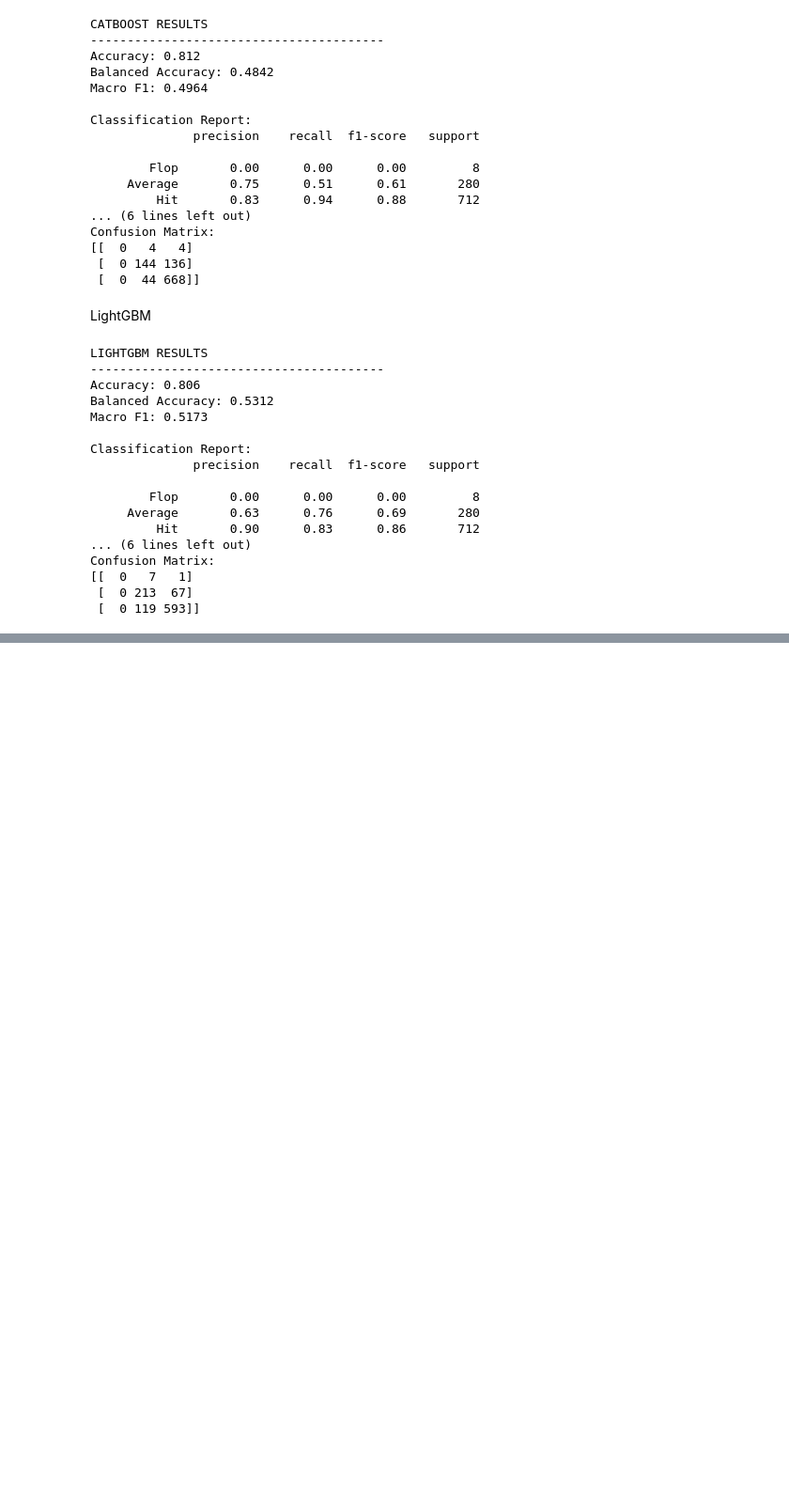
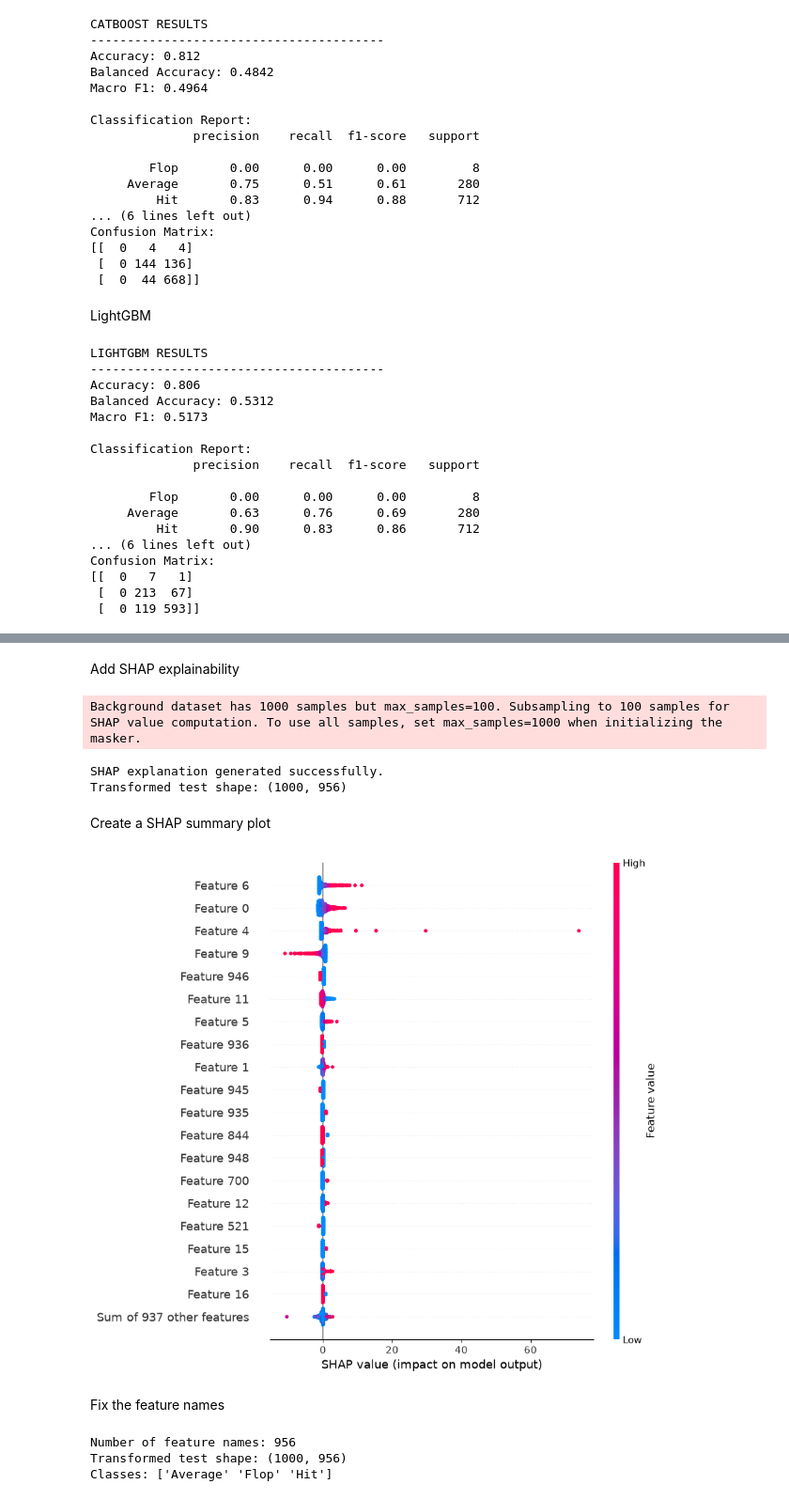
Before and after one commit to ISdarsan/Movie-Sucess-Prediction-using-ML-and-AI, a Jupyter notebook: PHASE1.ipynb, the cells around one changed output, grey strips where cells are left out. Shown at 94% size. Cells and saved outputs as stored; diff of their text form; code cells hidden in the pictures; blank space fills up the shorter version.

```diff
--- a/PHASE1.ipynb
+++ b/PHASE1.ipynb
@@ -1284,0 +1697,73 @@ Confusion Matrix:
+# %% [markdown]
+Add SHAP explainability
+# %%
+import shap
+
+# Transform test data using the fitted preprocessing pipeline
+X_test_transformed = final_model.named_steps[
+    "preprocessor"
+].transform(X_test)
+
+# Explain the Logistic Regression classifier
+classifier = final_model.named_steps["classifier"]
+
+explainer = shap.LinearExplainer(
+    classifier,
+    X_test_transformed
+)
+
+shap_values = explainer(X_test_transformed)
+
+print("SHAP explanation generated successfully.")
+print("Transformed test shape:", X_test_transformed.shape)
+# %% [output]
+Background dataset has 1000 samples but max_samples=100. Subsampling to 100 samples for SHAP value computation. To use all samples, set max_samples=1000 when initializing the masker.
+SHAP explanation generated successfully.
+Transformed test shape: (1000, 956)
+# %% [markdown]
+Create a SHAP summary plot
+# %%
+import matplotlib.pyplot as plt
+import shap
+
+# Display SHAP explanations for the Hit class
+hit_index = list(final_model.named_steps["classifier"].classes_).index("Hit")
+
+shap.plots.beeswarm(
+    shap_values[:, :, hit_index],
+    max_display=20
+)
+
+plt.show()
+# %% [output]
+[figure, added]
+# %% [markdown]
+Fix the feature names
+# %%
+import pandas as pd
+import shap
+import matplotlib.pyplot as plt
+
+# Get the transformed feature names
+preprocessor = final_model.named_steps["preprocessor"]
+feature_names = preprocessor.get_feature_names_out()
+
+# Convert transformed test data to a DataFrame
+X_test_transformed = preprocessor.transform(X_test)
+
+X_test_shap = pd.DataFrame(
+    X_test_transformed,
+    columns=feature_names,
+    index=X_test.index
+)
+
+print("Number of feature names:", len(feature_names))
+print("Transformed test shape:", X_test_shap.shape)
+
+# Confirm the class index
+classifier = final_model.named_steps["classifier"]
+print("Classes:", classifier.classes_)
+# %% [output]
+Number of feature names: 956
+Transformed test shape: (1000, 956)
+Classes: ['Average' 'Flop' 'Hit']
```
Also changed, not shown: parts of 45 cells of this notebook, 5 other files.
